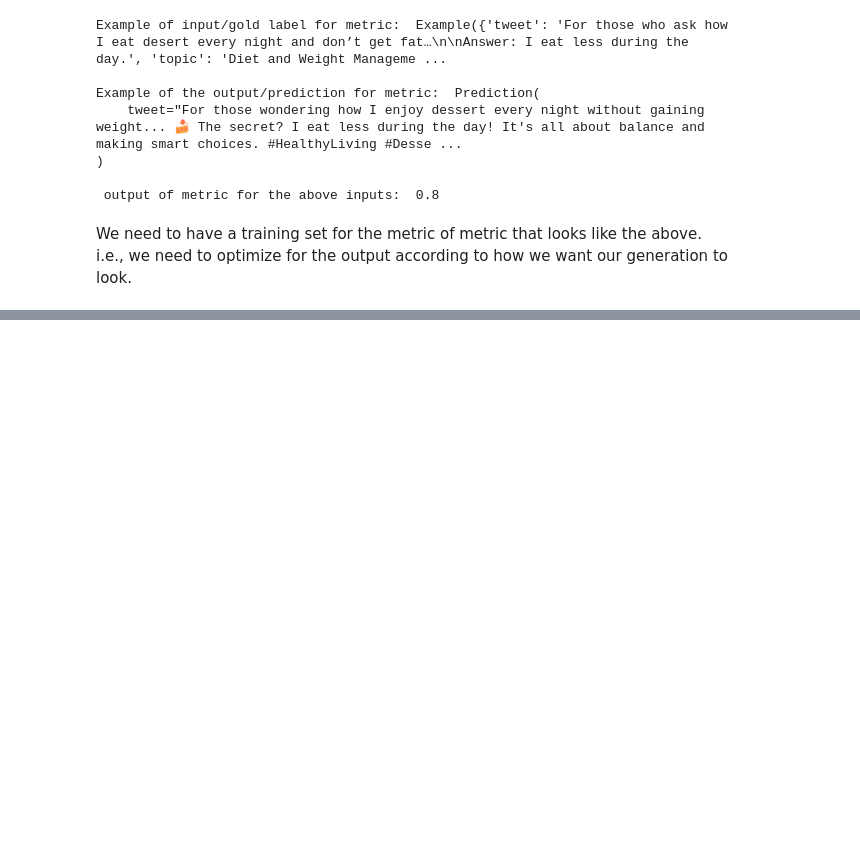
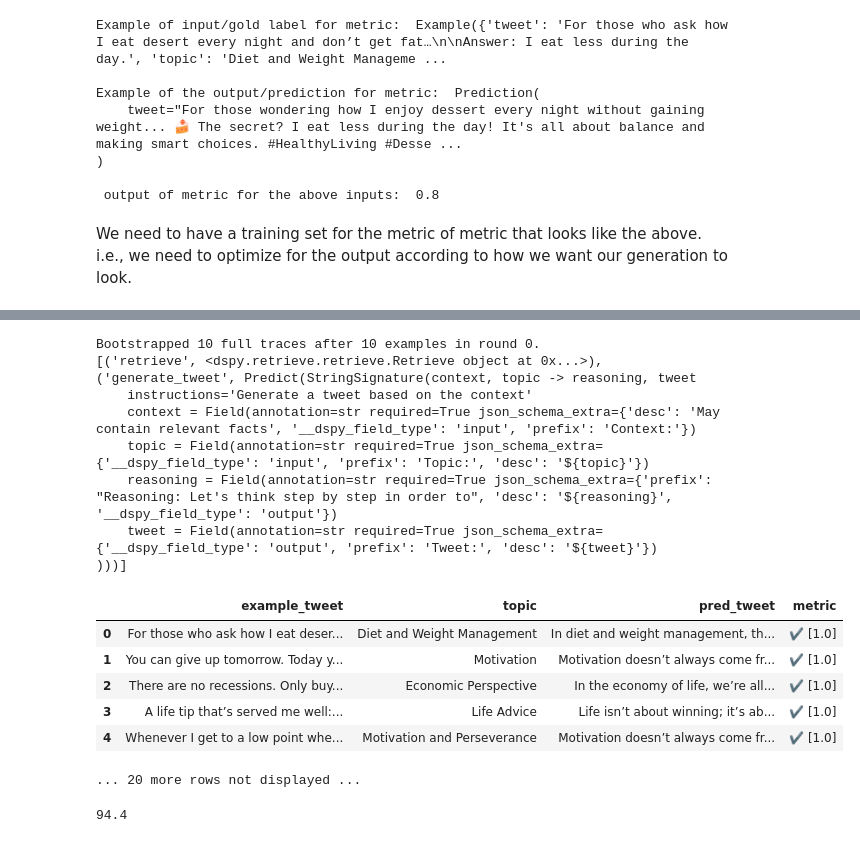
Before and after one commit to kevin-v96/tweet-optim-dspy, a Jupyter notebook: src/tweet_optim_dspy/pretrain_test.ipynb, the cells around one changed output, grey strips where cells are left out. Drawn from its saved outputs; the diff is of its cells as text; code cells hidden in the pictures; blank space fills up the shorter version.

```diff
--- a/src/tweet_optim_dspy/pretrain_test.ipynb
+++ b/src/tweet_optim_dspy/pretrain_test.ipynb
@@ -1295,0 +1293,13 @@ def metric_of_metric(gold, pred, trace=None):
+# %%
+import numpy as np
+
+def metric_of_metric(second_order_gold, second_order_pred, trace=None):
+    """Determine whether the metric judges the similarity of the texts well enough"""
+    score_by_metric = second_order_pred.answer
+    expected_score = second_order_gold.expected_score
+    score_diff = float(np.abs(score_by_metric - expected_score))
+    # print("\nExpected score: ", expected_score)
+    # print("\nMetric score: ", score_by_metric)
+    # print("\nScore difference is: ", score_diff)
+
+    return 1 - score_diff
@@ -1314,5 +1582,5 @@ metric_trainset = [Example()]
 # %%
-metric_trainset = []
-config = dict(max_bootstrapped_demos=4, max_labeled_demos=4, num_candidate_programs=10, num_threads=2)
-teleprompter = BootstrapFewShotWithRandomSearch(metric=metric_of_metric, **config)
-optimized_metric = teleprompter.compile(metric, trainset=metric_trainset)
+config = dict(max_bootstrapped_demos=25, max_labeled_demos=len(metric_trainset))
+teleprompter = BootstrapFewShot(metric=metric_of_metric, **config)
+unoptimized_metric_for_bs = UnoptimisedMetric(metric)
+optimized_metric_from_bs = teleprompter.compile(unoptimized_metric_for_bs, trainset=metric_trainset)
@@ -1318,0 +1615,24 @@ optimized_metric = teleprompter.compile(metric, trainset=metric_trainset)
+# %%
+from dspy.teleprompt import BootstrapFewShot
+config = dict(max_bootstrapped_demos=15, max_labeled_demos=5)
+optimizer = BootstrapFewShot(metric = optimized_metric, **config)
+optimized_tweet_writer = optimizer.compile(TweetRAG(), trainset=trainset[:10])
+optimized_tweet_writer.save(path="fewshotv42")
+evaluator(optimized_tweet_writer)
+# %% [output]
+Bootstrapped 10 full traces after 10 examples in round 0.
+[('retrieve', <dspy.retrieve.retrieve.Retrieve object at 0x...>), ('generate_tweet', Predict(StringSignature(context, topic -> reasoning, tweet
+    instructions='Generate a tweet based on the context'
+    context = Field(annotation=str required=True json_schema_extra={'desc': 'May contain relevant facts', '__dspy_field_type': 'input', 'prefix': 'Context:'})
+    topic = Field(annotation=str required=True json_schema_extra={'__dspy_field_type': 'input', 'prefix': 'Topic:', 'desc': '${topic}'})
+    reasoning = Field(annotation=str required=True json_schema_extra={'prefix': "Reasoning: Let's think step by step in order to", 'desc': '${reasoning}', '__dspy_field_type': 'output'})
+    tweet = Field(annotation=str required=True json_schema_extra={'__dspy_field_type': 'output', 'prefix': 'Tweet:', 'desc': '${tweet}'})
+)))]
+|  | example_tweet | topic | pred_tweet | metric |
+| 0 | For those who ask how I eat deser... | Diet and Weight Management | In diet and weight management, th... | ✔️ [1.0] |
+| 1 | You can give up tomorrow. Today y... | Motivation | Motivation doesn’t always come fr... | ✔️ [1.0] |
+| 2 | There are no recessions. Only buy... | Economic Perspective | In the economy of life, we’re all... | ✔️ [1.0] |
+| 3 | A life tip that’s served me well:... | Life Advice | Life isn’t about winning; it’s ab... | ✔️ [1.0] |
+| 4 | Whenever I get to a low point whe... | Motivation and Perseverance | Motivation doesn’t always come fr... | ✔️ [1.0] |
+... 20 more rows not displayed ...
+94.4
```
Also changed, not shown: parts of 19 cells of this notebook, 5 other files.
